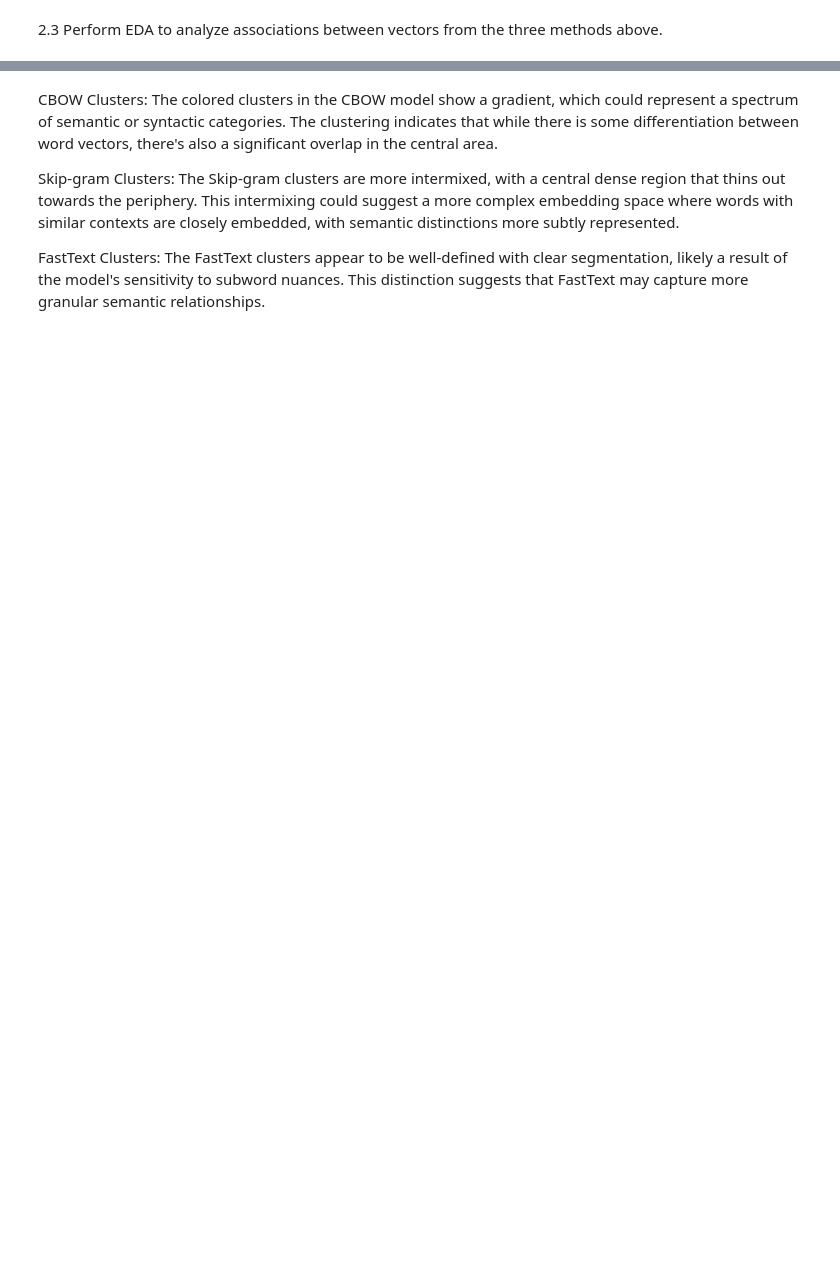
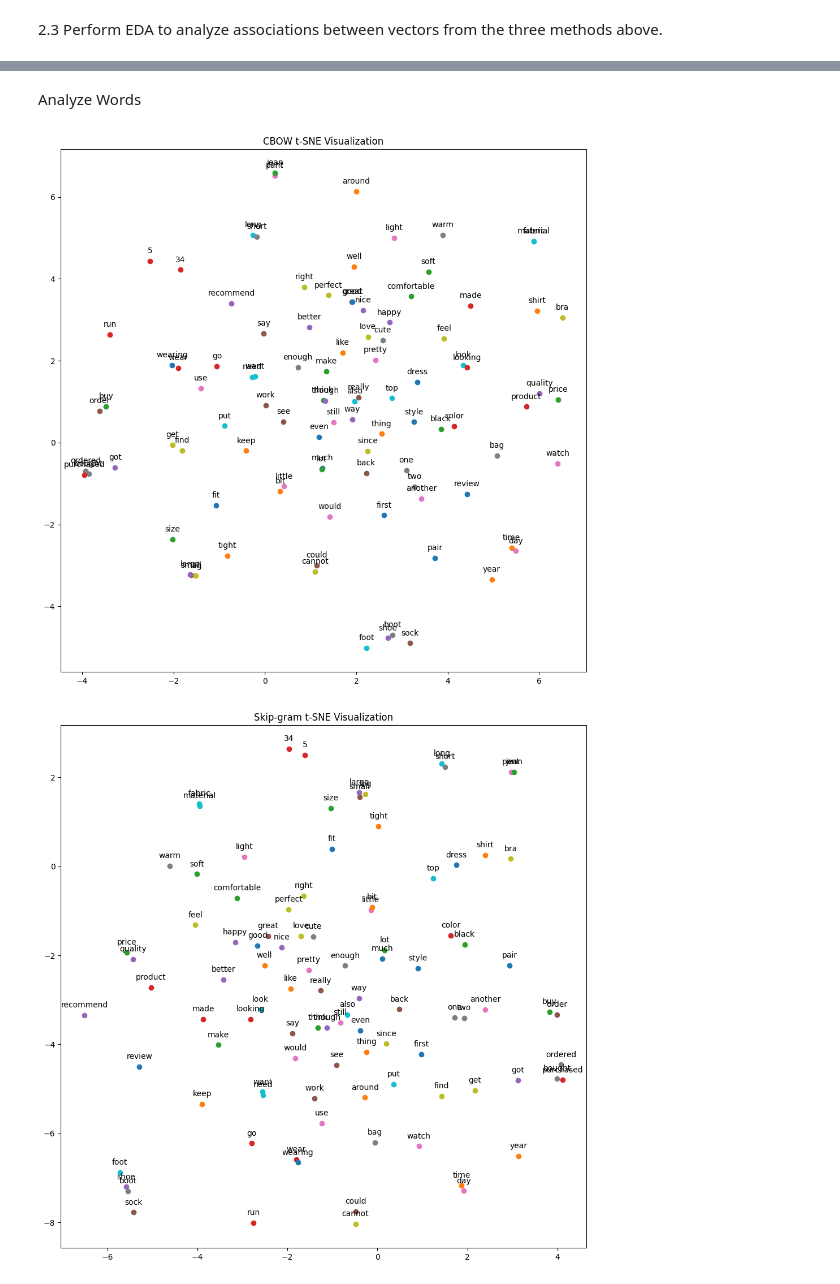
Before and after one commit to awakn123/CS6120NLP, a Jupyter notebook: A3/Part12.ipynb, the cells around one changed output, grey strips where cells are left out. Drawn from its saved outputs; the diff is of its cells as text; code cells hidden in the pictures; blank space fills up the shorter version.

```diff
--- a/A3/Part12.ipynb
+++ b/A3/Part12.ipynb
@@ -95,7 +96,7 @@ def clean_text(text):
         corrected_words.append(suggestions[0].term if suggestions else word)
     text = ' '.join(corrected_words)
     # remove special characters
-    text = re.sub(r'\d+', '', text)
+    text = re.sub(r'[^a-zA-Z0-9\s]', ' ', text)
     # remove stopwords
     words = [word for word in text.split() if word not in stop_words]
     # lemmatization
@@ -144,19 +145,22 @@ def get_average_word2vec_embeddings(review, model):
         return [0]*model.vector_size
     return list(np.mean(embeddings, axis=0))
 
-df_cbow_model= df.copy()
+df_cbow_model = df.copy()
+embeddings = df_cbow_model["reviewText2"].apply(lambda x: get_average_word2vec_embeddings(x, cbow_model))
 for i in range(cbow_model.vector_size):
-    df_cbow_model["w2v_emb_" + str(i)] = df_cbow_model["reviewText2"].apply(lambda x: get_average_word2vec_embeddings(x, cbow_model)[i])
+    df_cbow_model[f"w2v_emb_{i}"] = embeddings.apply(lambda x: x[i])
 print(df_cbow_model.head())
 
 df_skipgram_model = df.copy()
+embeddings = df_skipgram_model["reviewText2"].apply(lambda x: get_average_word2vec_embeddings(x, skipgram_model))
 for i in range(skipgram_model.vector_size):
-    df_skipgram_model["w2v_emb_" + str(i)] = df_skipgram_model["reviewText2"].apply(lambda x: get_average_word2vec_embeddings(x, skipgram_model)[i])
+    df_skipgram_model[f"w2v_emb_{i}"] = embeddings.apply(lambda x: x[i])
 print(df_skipgram_model.head())
 
 df_fasttext_model = df.copy()
+embeddings = df_fasttext_model["reviewText2"].apply(lambda x: get_average_word2vec_embeddings(x, fasttext_model))
 for i in range(fasttext_model.vector_size):
-    df_fasttext_model["w2v_emb_" + str(i)] = df_fasttext_model["reviewText2"].apply(lambda x: get_average_word2vec_embeddings(x, fasttext_model)[i])
+    df_fasttext_model[f"w2v_emb_{i}"] = embeddings.apply(lambda x: x[i])
 print(df_fasttext_model.head())
 # %% [output]
        reviewerID        asin                 reviewerName helpful  \
@@ -290,6 +219,33 @@ perform_kmeans_and_plot(df_fasttext_model, "FastText Model Clusters")
-# %% [markdown]
-CBOW Clusters: The colored clusters in the CBOW model show a gradient, which could represent a spectrum of semantic or syntactic categories. The clustering indicates that while there is some differentiation between word vectors, there's also a significant overlap in the central area.
-
-Skip-gram Clusters: The Skip-gram clusters are more intermixed, with a central dense region that thins out towards the periphery. This intermixing could suggest a more complex embedding space where words with similar contexts are closely embedded, with semantic distinctions more subtly represented.
-
-FastText Clusters: The FastText clusters appear to be well-defined with clear segmentation, likely a result of the model's sensitivity to subword nuances. This distinction suggests that FastText may capture more granular semantic relationships.
+# %% [markdown]
+Analyze Words
+# %%
+# Select 100 common words in three models
+words = list(cbow_model.wv.key_to_index.keys())[:100]
+
+# Extract the vectors for these common words from each model
+cbow_vectors = np.array([cbow_model.wv[word] for word in words])
+skipgram_vectors = np.array([skipgram_model.wv[word] for word in words])
+fasttext_vectors = np.array([fasttext_model.wv[word] for word in words])
+# %%
+# Visualization with t-SNE
+#Use t-SNE to reduce the dimensionality of your word vectors to two or three dimensions.
+#Plot the results to see how words cluster together.
+from sklearn.manifold import TSNE
+import matplotlib.pyplot as plt
+
+def visualize_word_vectors(model_vectors, words, title='Word Vectors Visualization'):
+    tsne = TSNE(n_components=2, random_state=42)
+    vectors_tsne = tsne.fit_transform(model_vectors)
+    plt.figure(figsize=(12, 12))
+    for i, word in enumerate(words):
+        plt.scatter(vectors_tsne[i, 0], vectors_tsne[i, 1])
+        plt.annotate(word, (vectors_tsne[i, 0], vectors_tsne[i, 1]), textcoords="offset points", xytext=(0,10), ha='center')
+    plt.title(title)
+
+visualize_word_vectors(cbow_vectors, words, 'CBOW t-SNE Visualization')
+visualize_word_vectors(skipgram_vectors, words, 'Skip-gram t-SNE Visualization')
+visualize_word_vectors(fasttext_vectors, words, 'FastText t-SNE Visualization')
+plt.show()
+# %% [output]
+[figure, added]
+[figure, added]
```
Also changed, not shown: parts of 10 cells of this notebook, 1 other file.
